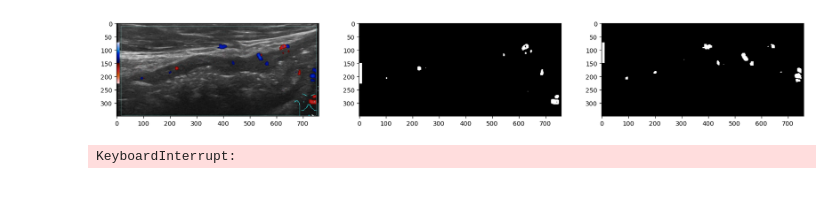
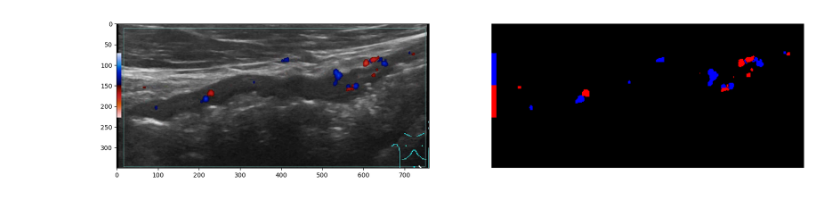
Before and after one commit to YaAnArAr/ultrasound-analysis, a Jupyter notebook: demo/color_retrieval.ipynb, the cells around one changed output. Cells and saved outputs as stored; diff of their text form; code cells hidden in the pictures.

```diff
--- a/demo/color_retrieval.ipynb
+++ b/demo/color_retrieval.ipynb
@@ -4,23 +7,24 @@ import matplotlib.pyplot as plt
 from src.videotools import read_video
 from src.processing import get_frame_colors, PixelColor
 # %%
-from IPython.display import clear_output
-
 PAUSE = 1/100
+SENSIVITY = 20
 
 
-image, red, blue = [None] * 3
 for frame in read_video('../data/image04.wmv'):
     clear_output(True)
-    fig, ax = plt.subplots(ncols=3, figsize=(20, 40))
-    colors = get_frame_colors(frame, sensivity=20)
+    fig, ax = plt.subplots(ncols=2, figsize=(20, 40))
+    colors = get_frame_colors(frame, sensivity=SENSIVITY)
     red_colors = colors == PixelColor.RED.value
     blue_colors = colors == PixelColor.BLUE.value
-    image = ax[0].imshow(frame)
-    red = ax[1].imshow(red_colors, cmap='gray')
-    blue = ax[2].imshow(blue_colors, cmap='gray')
+    mask = np.zeros_like(frame, dtype=np.uint8)
+    mask[:, :, 0] += 255 * red_colors.astype('uint8')
+    mask[:, :, -1] += 255 * blue_colors.astype('uint8')
+    ax[0].imshow(frame)
+    plt.axis('off')
+    ax[1].imshow(mask)
+    plt.axis('off')
     plt.pause(PAUSE)
     plt.show()
 # %% [output]
-[figure, old version]
+[figure, new version]
-KeyboardInterrupt:
```
Also changed, not shown: parts of 1 cell of this notebook, 1 other file.
